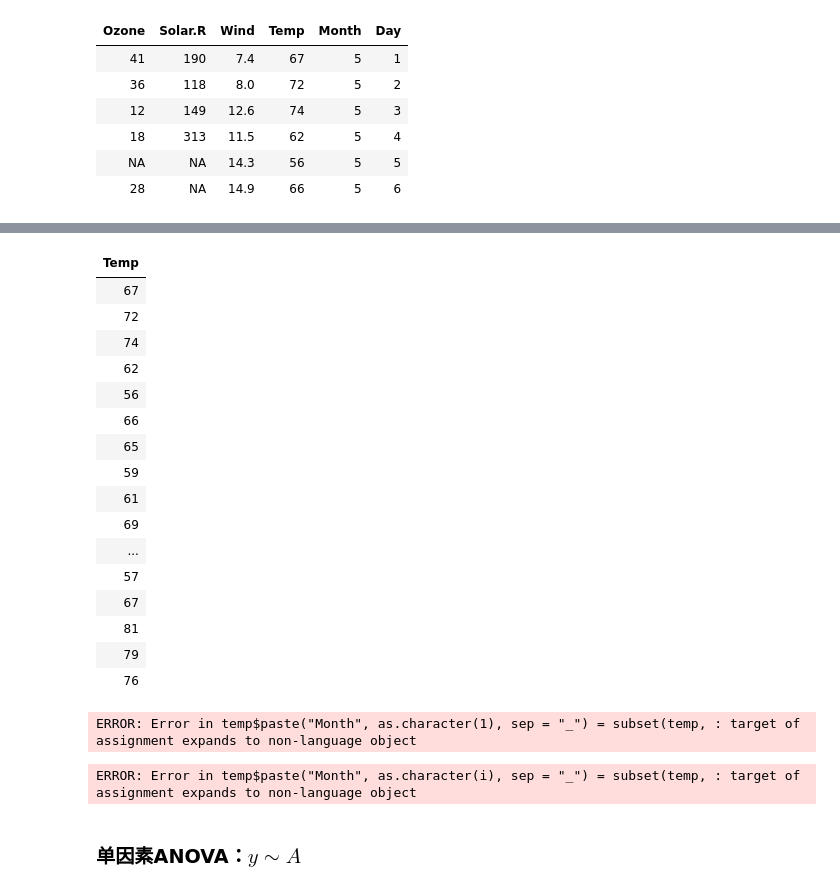
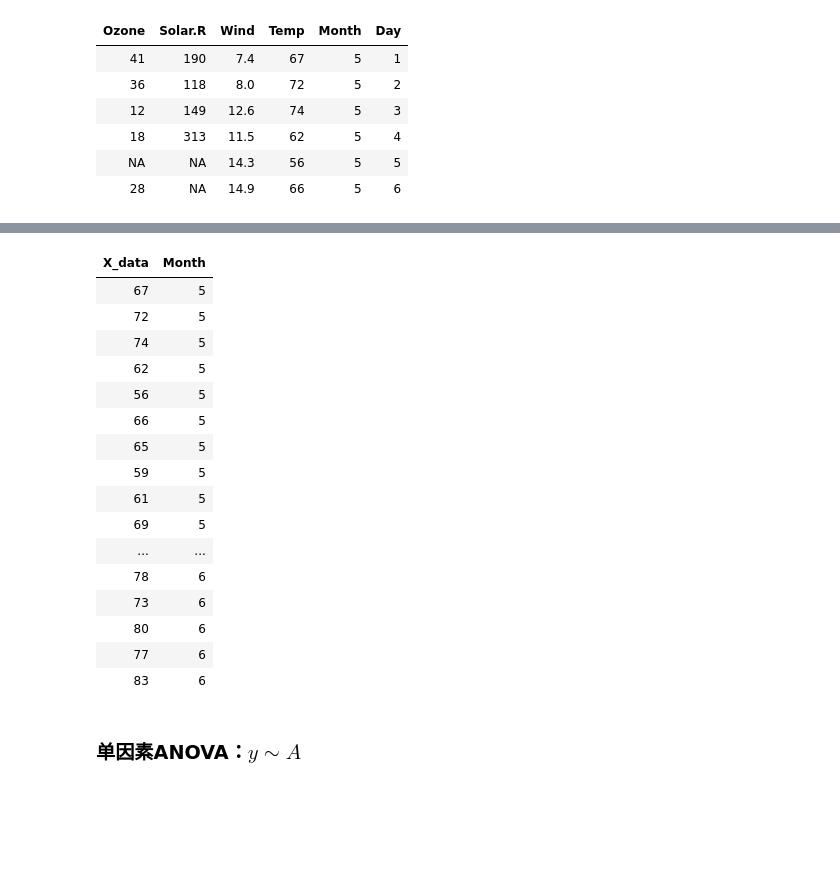
Before and after one commit to Sanningw/ML-and-DL, a Jupyter notebook: math/Statistics/R/stats.ipynb, the cells around one changed output, grey strips where cells are left out. Saved outputs shown, nothing was run; the diff lists cells and outputs as text; code cells hidden in the pictures; blank space fills up the shorter version.

```diff
--- a/math/Statistics/R/stats.ipynb
+++ b/math/Statistics/R/stats.ipynb
@@ -314,38 +313,26 @@ head(temp)
 | 62 | 5 |
 | 56 | 5 |
 | 66 | 5 |
-# %%
-subset(temp, Month == 5, select=c("Temp"))
-# %% [output]
-| Temp |
-| 67 |
-| 72 |
-| 74 |
-| 62 |
-| 56 |
-| 66 |
-| 65 |
-| 59 |
-| 61 |
-| 69 |
-| ... |
-| 57 |
-| 67 |
-| 81 |
-| 79 |
-| 76 |
-# %%
-temp$paste("Month", as.character(1),sep = "_") = subset(temp, Month == 5)
-# %% [output]
-ERROR: Error in temp$paste("Month", as.character(1), sep = "_") = subset(temp, : target of assignment expands to non-language object
-# %%
-attach(airquality)
-for (i in 5:9){
-    temp$paste("Month", as.character(i),sep = "_") = subset(temp, Month == i)
-    }
-detach(airquality)
-# %% [output]
-ERROR: Error in temp$paste("Month", as.character(i), sep = "_") = subset(temp, : target of assignment expands to non-language object
+# %%
+plyr::rbind.fill(temp_all, subset(temp, Month == 6))
+# %% [output]
+| X_data | Month |
+| 67 | 5 |
+| 72 | 5 |
+| 74 | 5 |
+| 62 | 5 |
+| 56 | 5 |
+| 66 | 5 |
+| 65 | 5 |
+| 59 | 5 |
+| 61 | 5 |
+| 69 | 5 |
+| ... | ... |
+| 78 | 6 |
+| 73 | 6 |
+| 80 | 6 |
+| 77 | 6 |
+| 83 | 6 |
 # %% [markdown]
 ### 单因素ANOVA：$y\sim A$
 # %%
```
Also changed, not shown: parts of 3 cells of this notebook, 9 other files.
